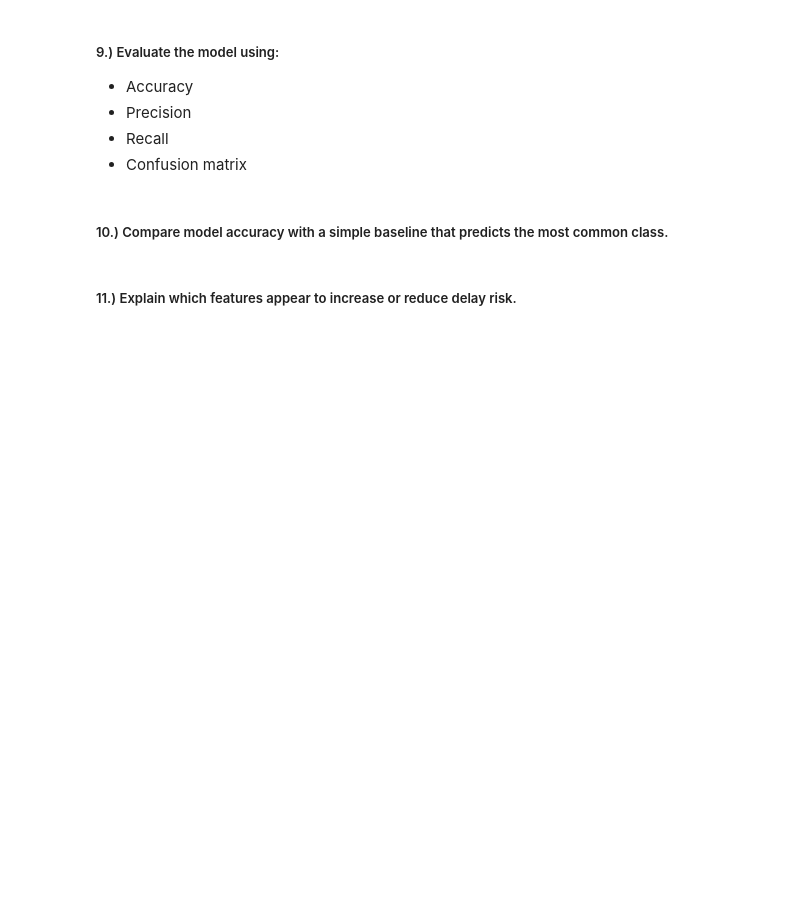
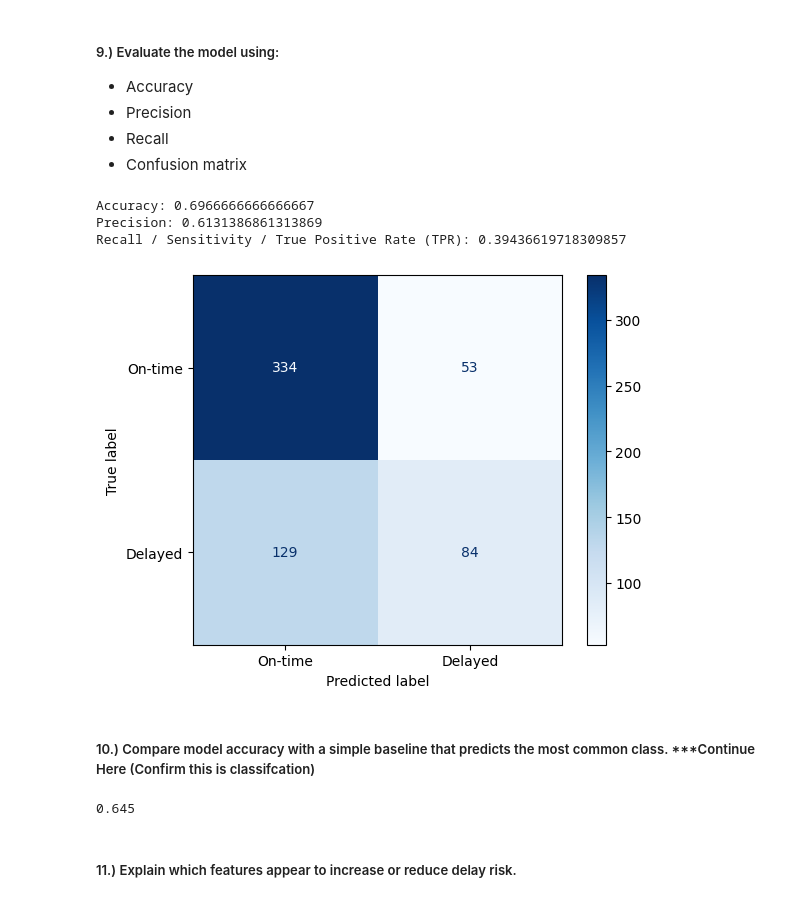
Before and after one commit to ctackitt30/Team_4_CDS_Project, a Jupyter notebook: Team_4_CDS_Capstone.ipynb, the cells around one changed output. Saved outputs shown, nothing was run; the diff lists cells and outputs as text; code cells hidden in the pictures; blank space fills up the shorter version.

```diff
--- a/Team_4_CDS_Capstone.ipynb
+++ b/Team_4_CDS_Capstone.ipynb
@@ -1045,7 +1037,37 @@ print(y_pred[:20])
    - Precision
    - Recall
    - Confusion matrix
+# %%
+# Accuracy
+
+print(f'Accuracy: {metrics.accuracy_score(y_test, y_pred)}')
+print(f'Precision: {metrics.precision_score(y_test, y_pred)}')
+print(f'Recall / Sensitivity / True Positive Rate (TPR): {metrics.recall_score(y_test, y_pred)}')
+# %% [output]
+Accuracy: 0.6966666666666667
+Precision: 0.6131386861313869
+Recall / Sensitivity / True Positive Rate (TPR): 0.39436619718309857
+# %%
+# Confusion Matrix
+class_names = ['On-time', 'Delayed']
+
+ConfusionMatrixDisplay.from_estimator(model, X_test, y_test,
+                                 display_labels=class_names,
+                                 cmap=plt.cm.Blues);
+# %% [output]
+[figure, added]
 # %% [markdown]
-##### 10.) Compare model accuracy with a simple baseline that predicts the most common class.
+##### 10.) Compare model accuracy with a simple baseline that predicts the most common class. ***Continue Here (Confirm this is classifcation)
+# %%
+from sklearn.dummy import DummyClassifier
+
+dummy_clf = DummyClassifier(strategy="most_frequent")
+
+
+dummy_clf.fit(X_train, y_train)
+dummy_clf.predict(X_test)
+dummy_clf.score(X_test, y_test)
+# %% [output]
+0.645
 # %% [markdown]
 ##### 11.) Explain which features appear to increase or reduce delay risk.
```
Also changed, not shown: parts of 3 cells of this notebook.
